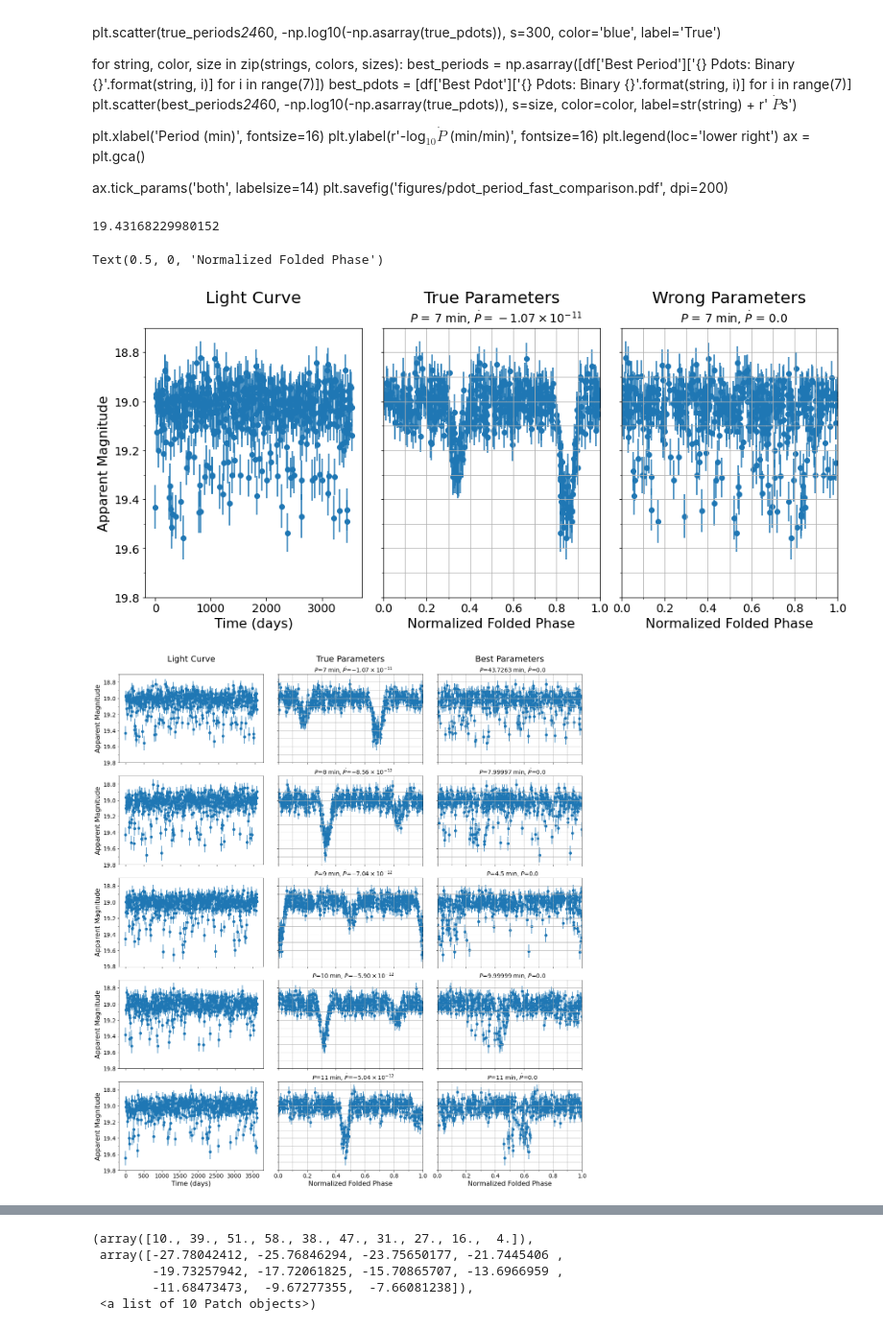
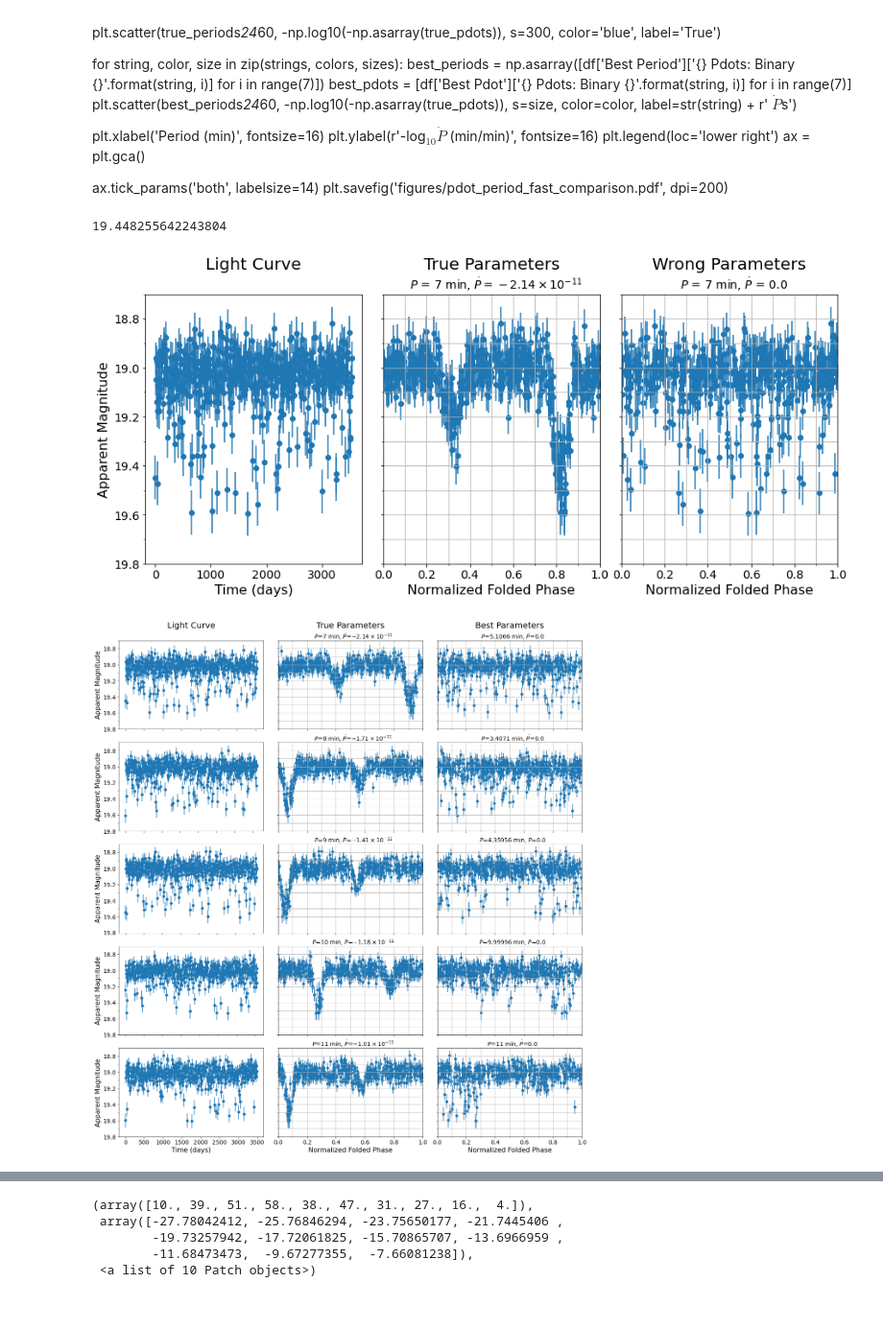
Before and after one commit to mikekatz04/gce, a Jupyter notebook: paper/paper_plots.ipynb, the cells around one changed output, grey strips where cells are left out. Shown at 96% size. Cells and saved outputs as stored; diff of their text form; code cells hidden in the pictures.

```diff
--- a/paper/paper_plots.ipynb
+++ b/paper/paper_plots.ipynb
@@ -906,36 +889,36 @@ columns = ['Best Period', 'True Period', 'Period Factor', 'Best Pdot', 'True Pdo
 df2 = pd.DataFrame(columns=columns)
 num_light_curve_sets = 10
 for i in range(num_light_curve_sets):
-    for bin_i in range(36):
-        for string in ['no', '32', '128']:#, '512']: #, 'linspace_512']:
+    for bin_i in range(35):
+        for string in ['0', '32']:#, '512']: #, 'linspace_512']:
             #print(string, i, bin_i)
-            fp = 'out_gce_{}_{}_pdot.pickle'.format(i, string)
+            fp = 'ce_curated_50_bins_{}_{}.pickle'.format(string, i)
 
             with open(fp, 'rb') as f:
                 data = pickle.load(f)
 
-            test_freqs = data['test_freqs']
-            test_pdots = data['test_pdots']
+            test_freqs = data['best_params'][0]
+            test_pdots = data['best_params'][1]
             value_add_dict = {}
 
-            res_i = data['res'][bin_i]
             true_vals = data['truth'][bin_i]
-            value_add_dict['Best Period'] = 1/test_freqs[res_i['inds_best'][1]].item()*24*60
-            value_add_dict['Best Pdot'] = test_pdots[res_i['inds_best'][0]].item()
-            value_add_dict['Significance'] = res_i['sig'].item()
-            value_add_dict['CE'] = res_i['ce_best'].item()
+            value_add_dict['Best Period'] = test_freqs[bin_i].item()*24*60
+            value_add_dict['Best Pdot'] = test_pdots[bin_i].item()
+            value_add_dict['Significance'] = data['significance'][bin_i].item()
+            value_add_dict['CE'] = 0.0
 
             value_add_dict['True Pdot'] = true_vals.get('Pdot')
             value_add_dict['True Period'] = true_vals.get('period')*24*60
 
             value_add_dict['Period Factor'] = value_add_dict['Best Period']/value_add_dict['True Period']
             value_add_dict['Pdot Factor'] = value_add_dict['Best Pdot']/value_add_dict['True Pdot']
+
             row_to_add = pd.Series(value_add_dict, name='{} Pdots/iter {}: Binary {}'.format(string, i, bin_i))
 
             df2 = df2.append(row_to_add)
 
             #print('Best:', best_period, best_pdot, sig, '\n', 'True:', true_period, true_pdot, '\n')
-
+        #print(i, bin_i)
 df2
 # %% [output]
 |  | Best Period | True Period | Period Factor | Best Pdot | True Pdot | Pdot Factor | Significance | CE |
@@ -1107,7 +1112,7 @@ ax.tick_params('both', labelsize=14)
 plt.savefig('figures/pdot_period_fast_comparison.pdf', dpi=200)
 # %%
 import pickle
-with open('../input/grid_light_curves_fast_19.pickle', 'rb') as f:
+with open('../input/curated_data_0_19.pickle', 'rb') as f:
     check = pickle.load(f)
 
 keys = list(check.keys())
@@ -1182,7 +1187,7 @@ for ax_i in ax[1:3]:
     ax_i.yaxis.set_minor_locator(AutoMinorLocator(2))
     ax_i.grid(True, which='both')
 
-ax[1].text(0.52, 1.02, r'$P$ = 7 min, $\dot{P} = -1.07\times10^{-11}$',
+ax[1].text(0.52, 1.02, r'$P$ = 7 min, $\dot{P} = -2.14\times10^{-11}$',
                    transform=ax[1].transAxes,
                    ha='center', fontsize=14)
 
@@ -1198,27 +1203,26 @@ ax[0].set_xlabel('Time (days)', fontsize=16)
 ax[1].set_xlabel('Normalized Folded Phase', fontsize=16)
 ax[2].set_xlabel('Normalized Folded Phase', fontsize=16)
 #fig.savefig('figures/light_curve_comp_{}_pdots.pdf'.format(string), dpi=200)
-#fig.savefig('figures/light_curve_example_19.pdf', dpi=200)
+fig.savefig('figures/light_curve_example_19.pdf', dpi=200)
 #print("correct period:", period*24*60, "correct pdot:", pdot)
 #print("wrong period:", wrong_period*24*60, "wrong pdot:", wrong_pdot)
 # %% [output]
-19.43168229980152
+19.448255642243804
-Text(0.5, 0, 'Normalized Folded Phase')
-[figure, old version]
+[figure, new version]
 # %%
 import pickle
-with open('../input/grid_light_curves_fast_19.pickle', 'rb') as f:
+with open('../input/curated_data_0_19.pickle', 'rb') as f:
     check = pickle.load(f)
 
 keys = list(check.keys())
 
-true_pdots = [r'$-1.07\times10^{-11}$',
-              r'$-8.56\times10^{-12}$',
-              r'$-7.04\times10^{-12}$',
-              r'$-5.90\times10^{-12}$',
-              r'$-5.04\times10^{-12}$']
+true_pdots = [r'$-2.14\times10^{-11}$',
+              r'$-1.71\times10^{-11}$',
+              r'$-1.41\times10^{-11}$',
+              r'$-1.18\times10^{-11}$',
+              r'$-1.01\times10^{-11}$']
 
-for string in ['no']:#, '32', '128', '512']:
+for string in ['0']:#, '32', '128', '512']:
     plt.close()
     fig, ax = plt.subplots(5, 3, sharey=True)
     ax = ax.ravel()
@@ -1281,34 +1285,34 @@ for string in ['no']:#, '32', '128', '512']:
         #ax[0].set_ylim(*limits)
 
         #ax[1].set_xticks([0.0, 0.2, 0.4, 0.6, 0.8])
         for ax_i in ax[ind*3 + 1:ind*3+3]:
             ax_i.set_xlim(0.0, 1.0)
             ax_i.xaxis.set_minor_locator(AutoMinorLocator(2))
             ax_i.yaxis.set_minor_locator(AutoMinorLocator(2))
             ax_i.grid(True, which='both')
 
         ax[3*ind + 1].text(0.52, 1.02, r'$P$=%d min, $\dot{P}$=%s'%(period*24*60, true_pdots[ind]),
                            transform=ax[3*ind + 1].transAxes,
                            ha='center', fontsize=14)
 
         ax[3*ind + 2].text(0.52, 1.02, r'$P$=%.6g min, $\dot{P}$=0.0'%(wrong_period*24*60),
                            transform=ax[3*ind + 2].transAxes, ha='center', fontsize=14)
 
     for ax_i in ax:
         ax_i.set_ylim(19.8, 18.7)
     #ax[0].set_ylim(0.85, 1.05)
     for i in range(5):
         ax[3*i].set_ylabel('Apparent Magnitude', fontsize=16)
 
     ax[12].set_xlabel('Time (days)', fontsize=16)
     ax[13].set_xlabel('Normalized Folded Phase', fontsize=16)
     ax[14].set_xlabel('Normalized Folded Phase', fontsize=16)
     #fig.savefig('figures/light_curve_comp_{}_pdots.pdf'.format(string), dpi=200)
     fig.savefig('figures/pdot_break_visual_19.pdf', dpi=200)
     #print("correct period:", period*24*60, "correct pdot:", pdot)
     #print("wrong period:", wrong_period*24*60, "wrong pdot:", wrong_pdot)
 # %% [output]
-[figure, old version]
+[figure, new version]
 # %%
 index = ['Binary {}'.format(i) for i in range(1, 7)]
 columns = ['Best Period', 'True Period', 'Period Factor', 'Best Pdot', 'True Pdot', 'Pdot Factor', 'Significance']
```
Also changed, not shown: parts of 10 cells of this notebook, 4 other files.
